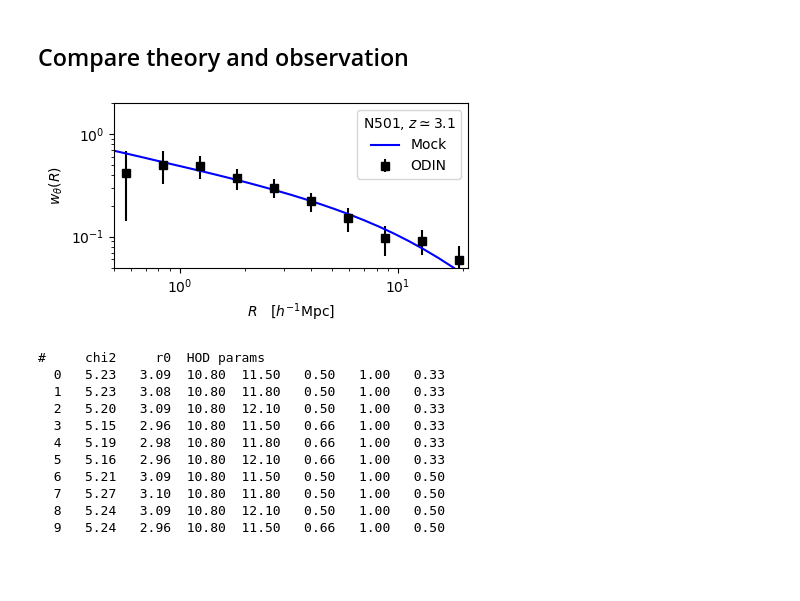
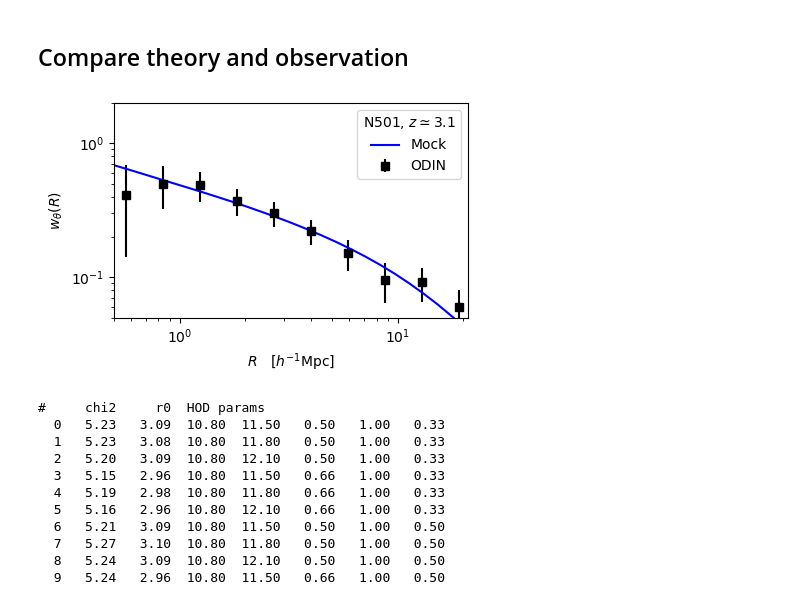
Before and after one commit to martinjameswhite/AnalyzeLAE, a Jupyter notebook: odin/CheckData_N501.ipynb, the cells around one changed output. Cells and saved outputs as stored; diff of their text form; code cells hidden in the pictures; blank space fills up the shorter version.

Commit message:
Resize figure.

```diff
--- a/odin/CheckData_N501.ipynb
+++ b/odin/CheckData_N501.ipynb
@@ -307,25 +307,25 @@ with open('odin_s{:d}_'.format(selection)+fname+'_mod.json','w') as fout:
 # %% [markdown]
 ## Compare theory and observation
 # %%
-fig,ax = plt.subplots(1,1,figsize=(4.5,2.5))
+fig,ax = plt.subplots(1,1,figsize=(4.5,3.0))
 #
 ax.errorbar(rval,wx,yerr=err,fmt='s',color='k',label=r'ODIN')
 ax.plot(Rs,wofR,'b-',label=r'Mock')
 #
 ax.legend(title=filter_name+', $z\simeq {:.1f}$'.format((zrange[0]+zrange[1])/2.))
 #
 ax.set_xscale('log')
 ax.set_yscale('log')
 ax.set_xlim(0.50,21)
 ax.set_ylim(0.05, 2)
 ax.set_xlabel(r'$R\quad [h^{-1}{\rm Mpc}]$')
 ax.set_ylabel(r'$w_\theta(R)$')
 #
 plt.tight_layout()
 plt.savefig('odin_s{:d}_'.format(selection)+fname+'_wR.png')
 plt.savefig('odin_s{:d}_'.format(selection)+fname+'_wR.pdf')
 # %% [output]
-[figure, old version]
+[figure, new version]
 # %%
 # Now we can compute chi^2 for each HOD model
 # a print those that are "reasonable fits".
```
